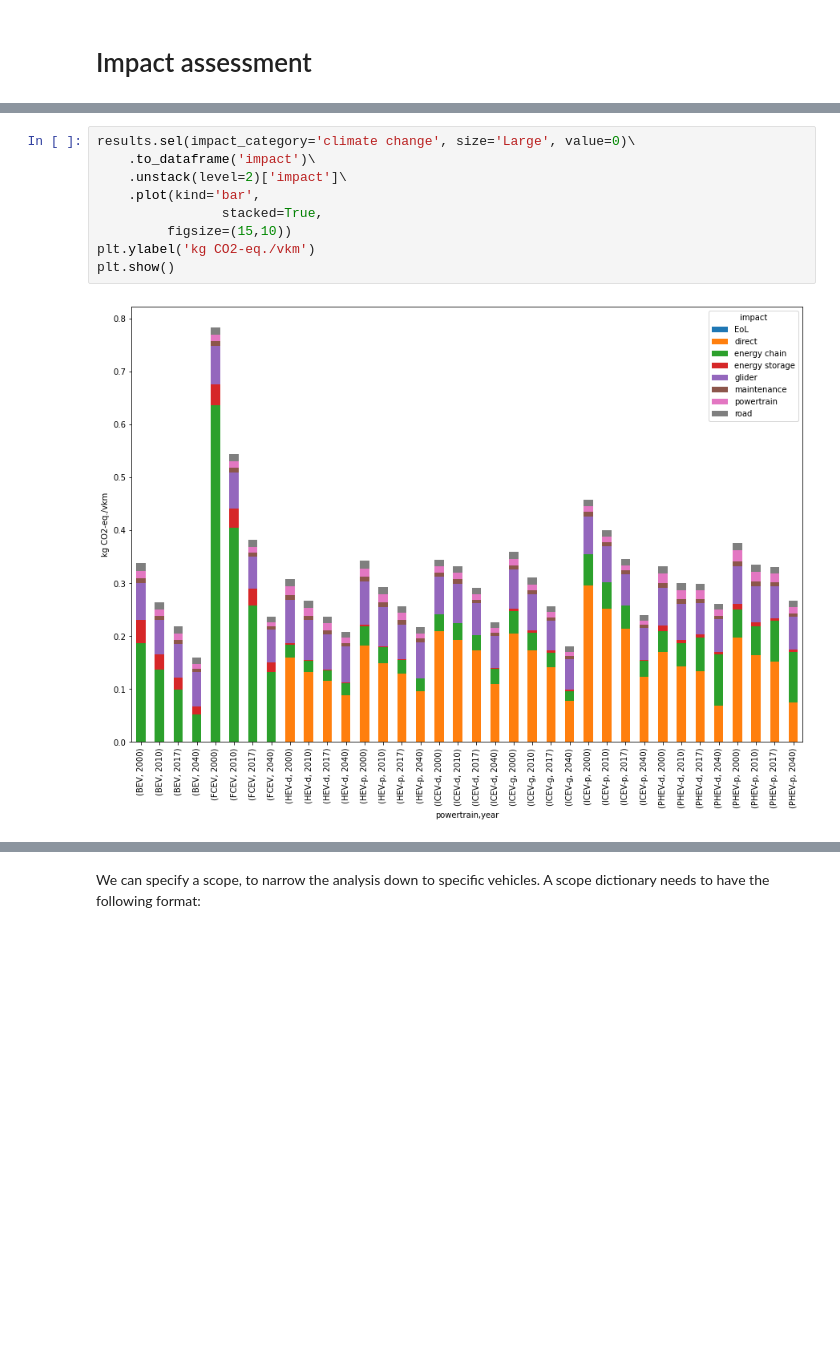
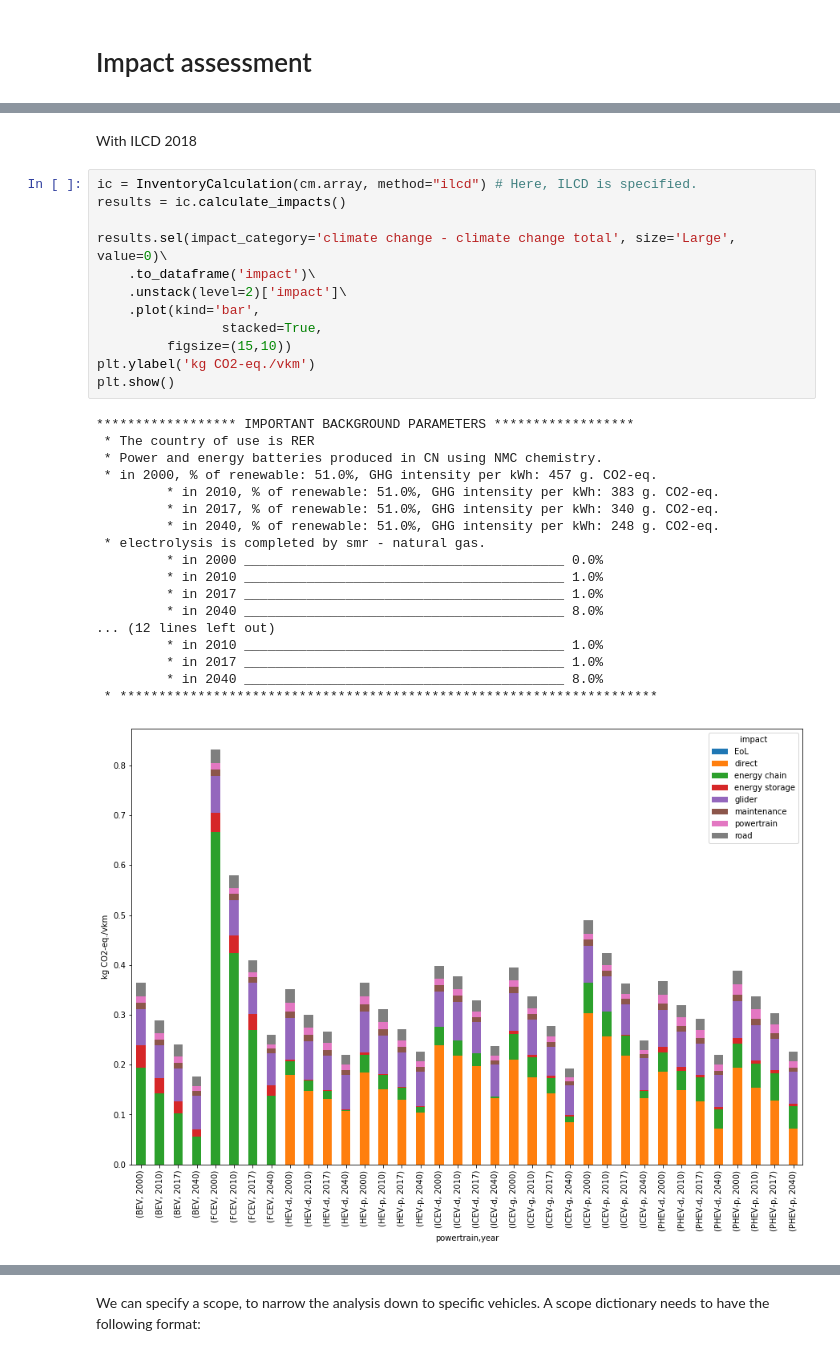
Before and after one commit to romainsacchi/carculator, a Jupyter notebook: examples/Examples.ipynb, the cells around one changed output, grey strips where cells are left out. Cells and saved outputs as stored; diff of their text form; blank space fills up the shorter version.

Commit message:
Added ILCD 2018

```diff
--- a/examples/Examples.ipynb
+++ b/examples/Examples.ipynb
@@ -422,11 +435,33 @@ results = ic.calculate_impacts()
+# %% [markdown]
+With ILCD 2018
 # %%
-results.sel(impact_category='climate change', size='Large', value=0)\
+ic = InventoryCalculation(cm.array, method="ilcd") # Here, ILCD is specified.
+results = ic.calculate_impacts()
+
+results.sel(impact_category='climate change - climate change total', size='Large', value=0)\
     .to_dataframe('impact')\
     .unstack(level=2)['impact']\
     .plot(kind='bar',
                 stacked=True,
          figsize=(15,10))
 plt.ylabel('kg CO2-eq./vkm')
 plt.show()
 # %% [output]
+****************** IMPORTANT BACKGROUND PARAMETERS ******************
+ * The country of use is RER
+ * Power and energy batteries produced in CN using NMC chemistry.
+ * in 2000, % of renewable: 51.0%, GHG intensity per kWh: 457 g. CO2-eq.
+         * in 2010, % of renewable: 51.0%, GHG intensity per kWh: 383 g. CO2-eq.
+         * in 2017, % of renewable: 51.0%, GHG intensity per kWh: 340 g. CO2-eq.
+         * in 2040, % of renewable: 51.0%, GHG intensity per kWh: 248 g. CO2-eq.
+ * electrolysis is completed by smr - natural gas.
+         * in 2000 _________________________________________ 0.0%
+         * in 2010 _________________________________________ 1.0%
+         * in 2017 _________________________________________ 1.0%
+         * in 2040 _________________________________________ 8.0%
+... (12 lines left out)
+         * in 2010 _________________________________________ 1.0%
+         * in 2017 _________________________________________ 1.0%
+         * in 2040 _________________________________________ 8.0%
+ * *********************************************************************
-[figure, old version]
+[figure, new version]
```
Also changed, not shown: parts of 22 cells of this notebook, 32 other files.
